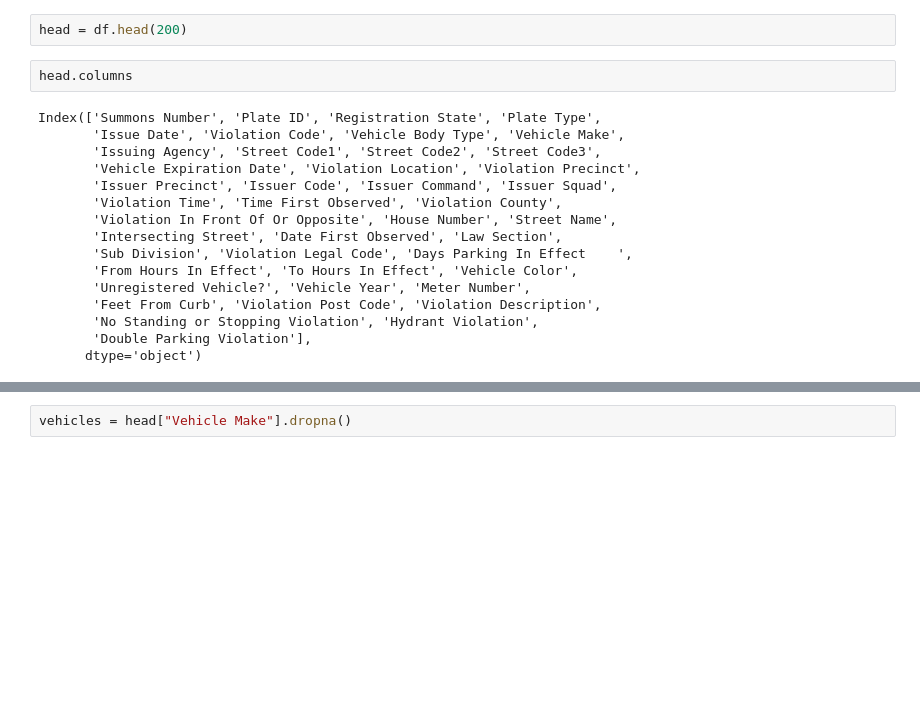
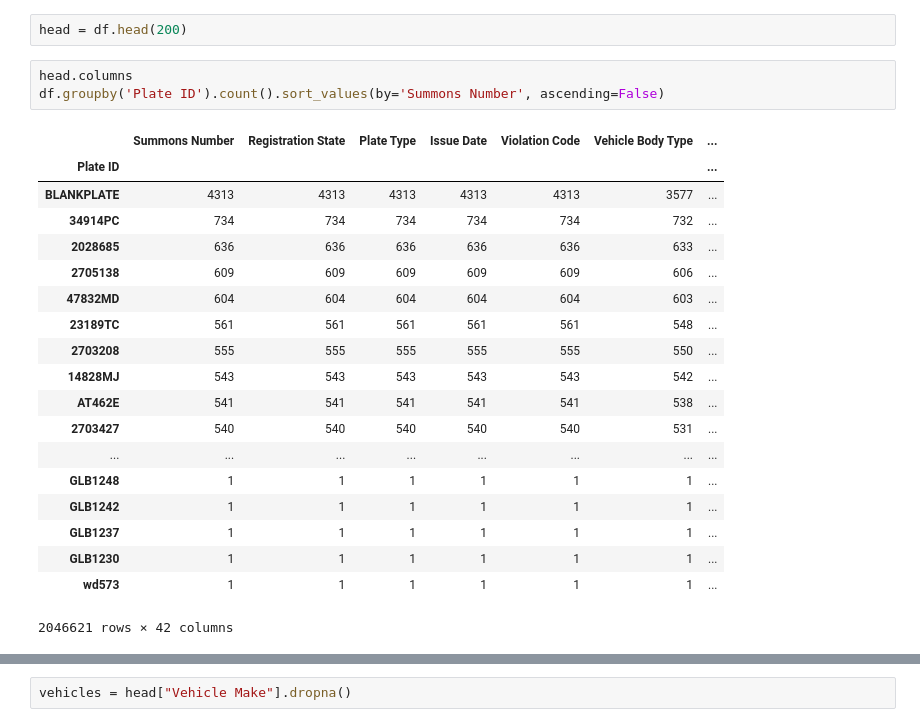
Before and after one commit to snalegave/nyc-parking-violations, a Jupyter notebook: final-resource-eda.ipynb, the cells around one changed output, grey strips where cells are left out. Cells and saved outputs as stored; diff of their text form; blank space fills up the shorter version.

```diff
--- a/final-resource-eda.ipynb
+++ b/final-resource-eda.ipynb
@@ -96,21 +96,26 @@ Finally, possibly the biggest challenge of this dataset is that it is an all-tru
 df = pd.read_csv('Data/parking-violations-issued-fiscal-year-2018.csv')
 # %%
 head = df.head(200)
-# %%
-head.columns
-# %% [output]
-Index(['Summons Number', 'Plate ID', 'Registration State', 'Plate Type',
-       'Issue Date', 'Violation Code', 'Vehicle Body Type', 'Vehicle Make',
-       'Issuing Agency', 'Street Code1', 'Street Code2', 'Street Code3',
-       'Vehicle Expiration Date', 'Violation Location', 'Violation Precinct',
-       'Issuer Precinct', 'Issuer Code', 'Issuer Command', 'Issuer Squad',
-       'Violation Time', 'Time First Observed', 'Violation County',
-       'Violation In Front Of Or Opposite', 'House Number', 'Street Name',
-       'Intersecting Street', 'Date First Observed', 'Law Section',
-       'Sub Division', 'Violation Legal Code', 'Days Parking In Effect    ',
-       'From Hours In Effect', 'To Hours In Effect', 'Vehicle Color',
-       'Unregistered Vehicle?', 'Vehicle Year', 'Meter Number',
-       'Feet From Curb', 'Violation Post Code', 'Violation Description',
-       'No Standing or Stopping Violation', 'Hydrant Violation',
-       'Double Parking Violation'],
-      dtype='object')
+# %%
+head.columns
+df.groupby('Plate ID').count().sort_values(by='Summons Number', ascending=False)
+# %% [output]
+|  | Summons Number | Registration State | Plate Type | Issue Date | Violation Code | Vehicle Body Type | ... |
+| Plate ID |  |  |  |  |  |  | ... |
+| BLANKPLATE | 4313 | 4313 | 4313 | 4313 | 4313 | 3577 | ... |
+| 34914PC | 734 | 734 | 734 | 734 | 734 | 732 | ... |
+| 2028685 | 636 | 636 | 636 | 636 | 636 | 633 | ... |
+| 2705138 | 609 | 609 | 609 | 609 | 609 | 606 | ... |
+| 47832MD | 604 | 604 | 604 | 604 | 604 | 603 | ... |
+| 23189TC | 561 | 561 | 561 | 561 | 561 | 548 | ... |
+| 2703208 | 555 | 555 | 555 | 555 | 555 | 550 | ... |
+| 14828MJ | 543 | 543 | 543 | 543 | 543 | 542 | ... |
+| AT462E | 541 | 541 | 541 | 541 | 541 | 538 | ... |
+| 2703427 | 540 | 540 | 540 | 540 | 540 | 531 | ... |
+| ... | ... | ... | ... | ... | ... | ... | ... |
+| GLB1248 | 1 | 1 | 1 | 1 | 1 | 1 | ... |
+| GLB1242 | 1 | 1 | 1 | 1 | 1 | 1 | ... |
+| GLB1237 | 1 | 1 | 1 | 1 | 1 | 1 | ... |
+| GLB1230 | 1 | 1 | 1 | 1 | 1 | 1 | ... |
+| wd573 | 1 | 1 | 1 | 1 | 1 | 1 | ... |
+2046621 rows × 42 columns
```
Also changed, not shown: parts of 3 cells of this notebook.
